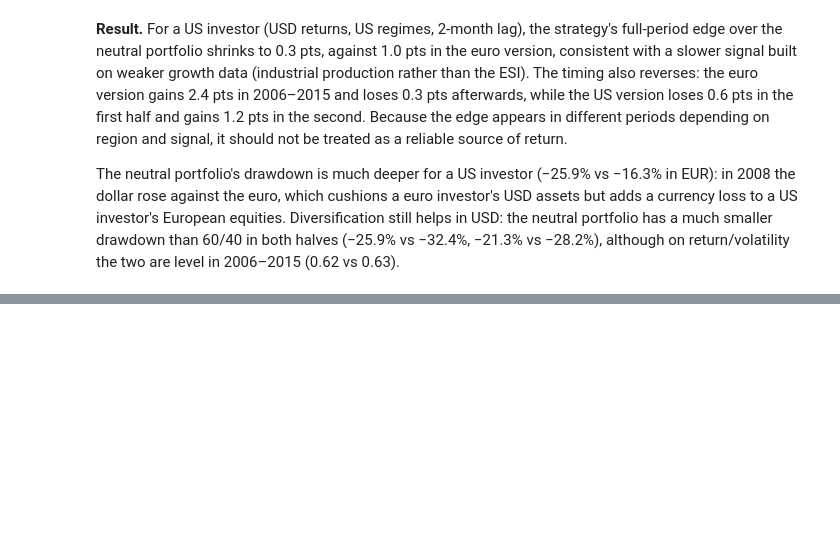
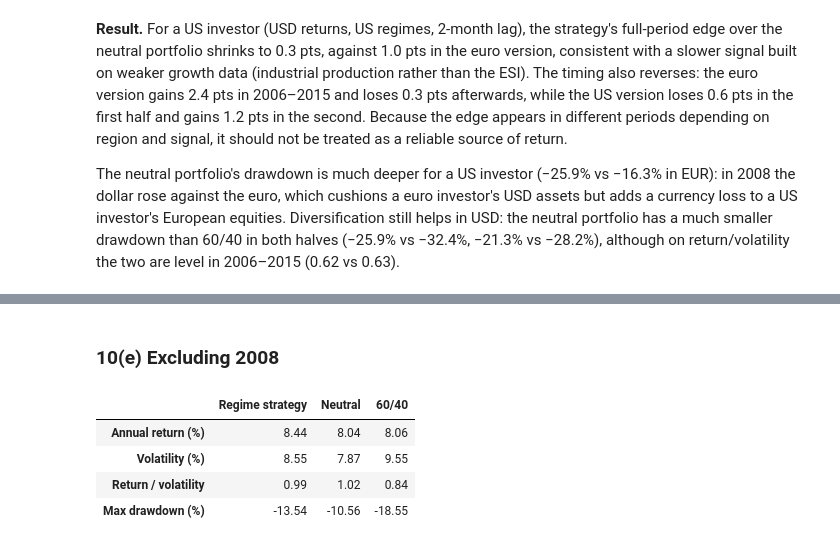
Before and after one commit to Dcobi/macro-regime-model, a Jupyter notebook: notebooks/03_backtest.ipynb, the cells around one changed output, grey strips where cells are left out. Cells and saved outputs as stored; diff of their text form; code cells hidden in the pictures; blank space fills up the shorter version.

```diff
--- a/notebooks/03_backtest.ipynb
+++ b/notebooks/03_backtest.ipynb
@@ -378,0 +539,12 @@ The neutral portfolio's drawdown is much deeper for a US investor (−25.9% vs
+# %% [markdown]
+### 10(e) Excluding 2008
+# %%
+no_2008 = results.loc[results.index.year != 2008]
+
+no_2008.apply(performance).round(2)
+# %% [output]
+|  | Regime strategy | Neutral | 60/40 |
+| Annual return (%) | 8.44 | 8.04 | 8.06 |
+| Volatility (%) | 8.55 | 7.87 | 9.55 |
+| Return / volatility | 0.99 | 1.02 | 0.84 |
+| Max drawdown (%) | -13.54 | -10.56 | -18.55 |
```
Also changed, not shown: parts of 15 cells of this notebook.
